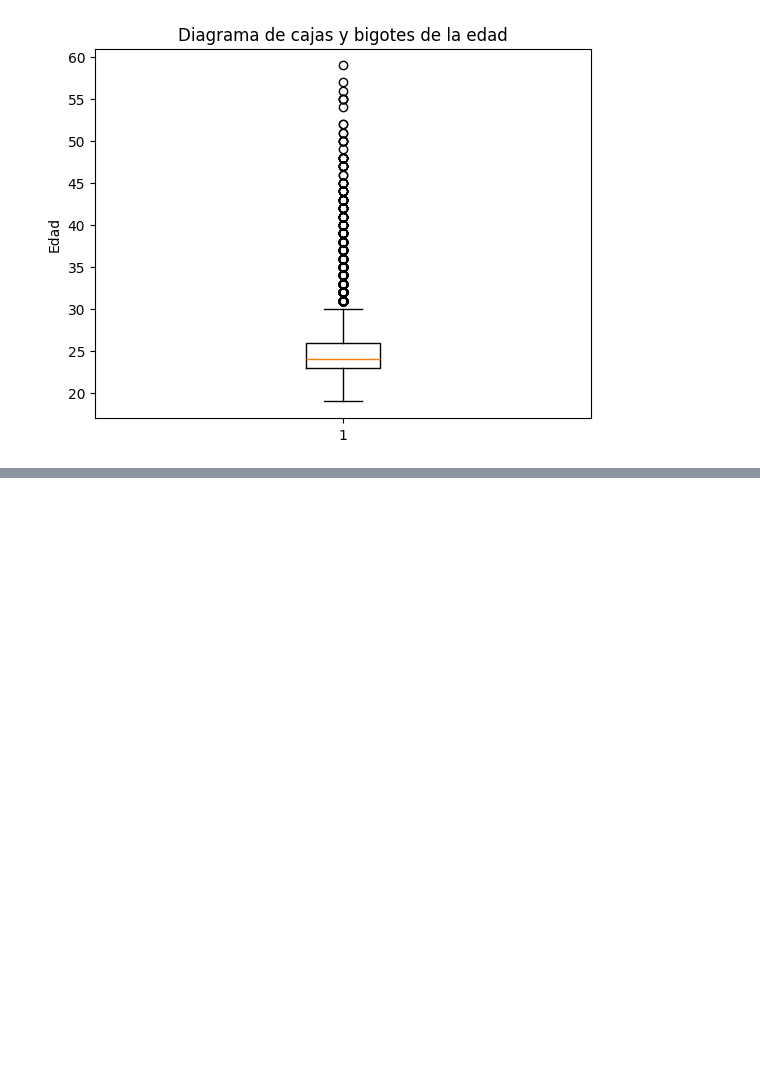
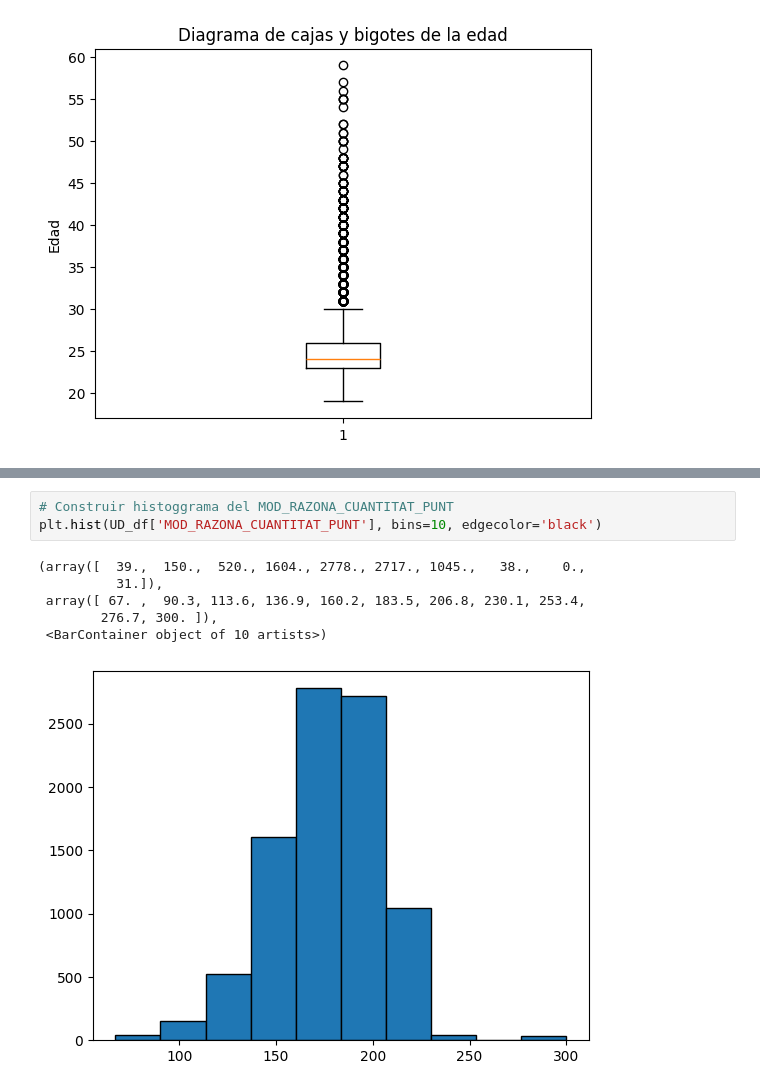
Before and after one commit to Checho019/academic-performance-prediction, a Jupyter notebook: data_exploration.ipynb, the cells around one changed output, grey strips where cells are left out. Saved outputs shown, nothing was run; the diff lists cells and outputs as text; blank space fills up the shorter version.

```diff
--- a/data_exploration.ipynb
+++ b/data_exploration.ipynb
@@ -179,0 +223,10 @@ plt.show()
+# %%
+# Construir histoggrama del MOD_RAZONA_CUANTITAT_PUNT
+plt.hist(UD_df['MOD_RAZONA_CUANTITAT_PUNT'], bins=10, edgecolor='black')
+# %% [output]
+(array([  39.,  150.,  520., 1604., 2778., 2717., 1045.,   38.,    0.,
+          31.]),
+ array([ 67. ,  90.3, 113.6, 136.9, 160.2, 183.5, 206.8, 230.1, 253.4,
+        276.7, 300. ]),
+ <BarContainer object of 10 artists>)
+[figure, added]
```
Also changed, not shown: parts of 7 cells of this notebook.
